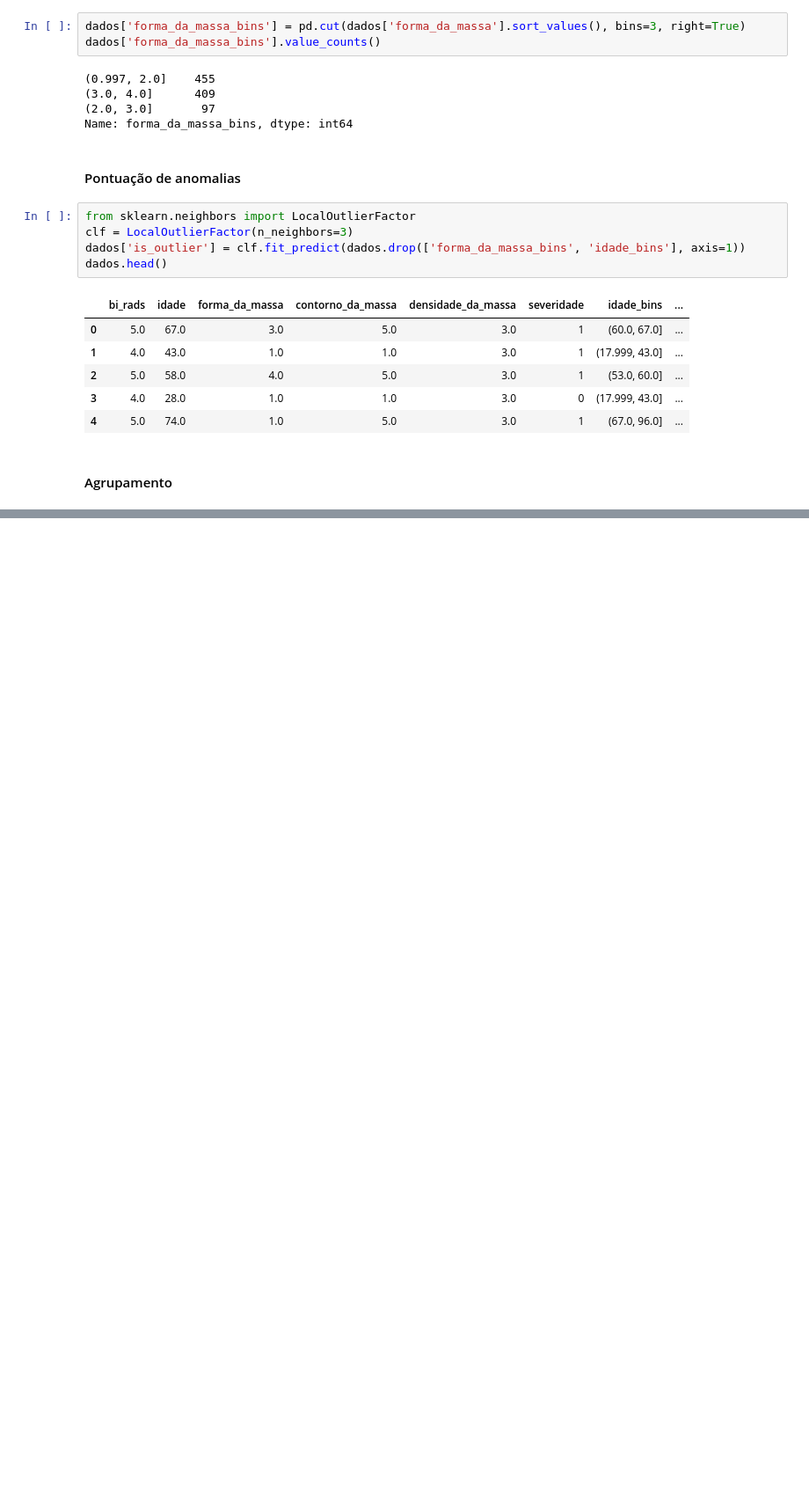
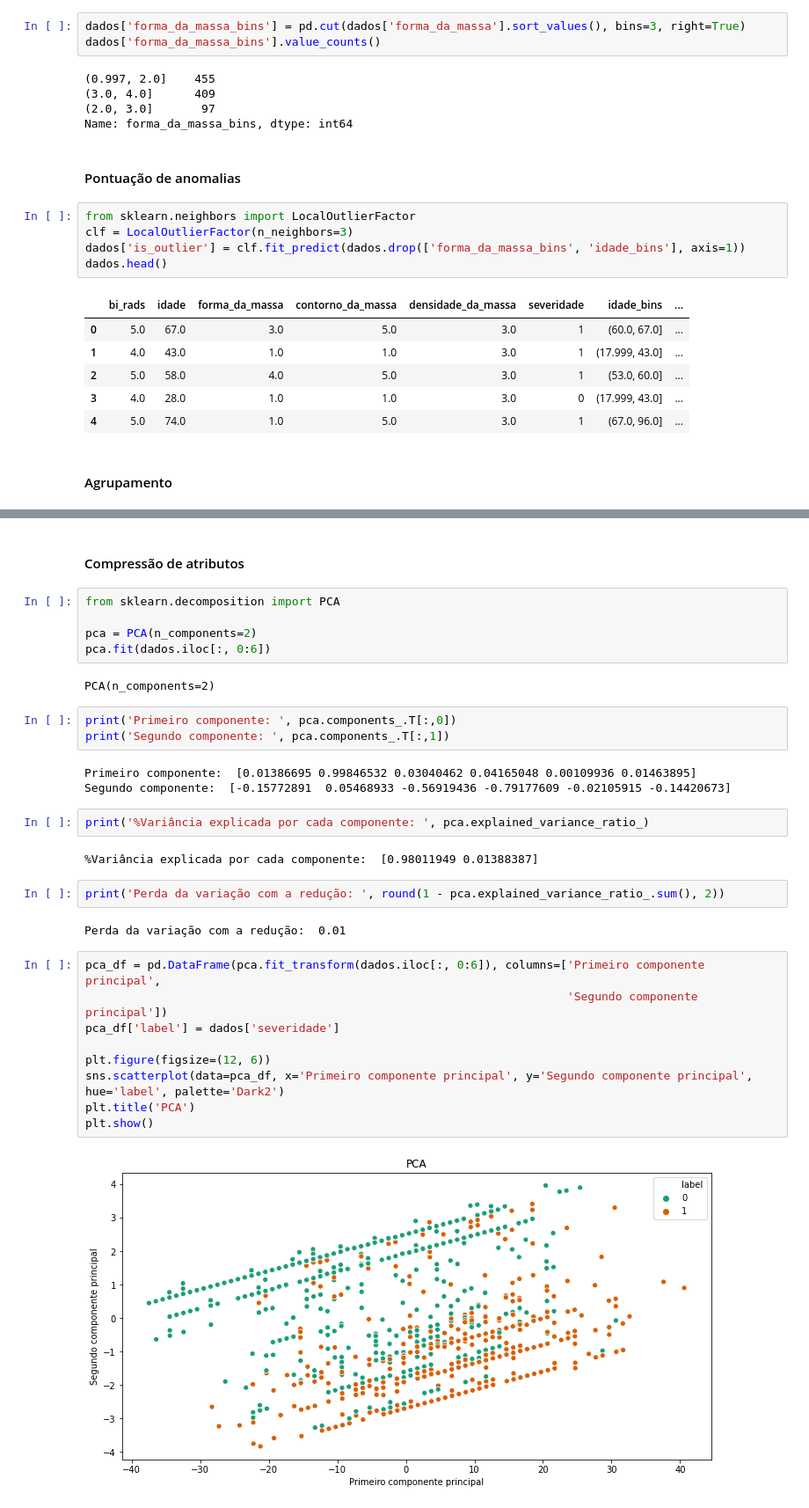
Before and after one commit to LilianeAquino/introducao_mineracao_de_dados, a Jupyter notebook: 02_pré_processamento_de_dados.ipynb, the cells around one changed output, grey strips where cells are left out. Shown: that part at 88% size. Drawn from its saved outputs; the diff is of its cells as text; blank space fills up the shorter version.

Commit message:
Redução dos dados

```diff
--- a/02_pré_processamento_de_dados.ipynb
+++ b/02_pré_processamento_de_dados.ipynb
@@ -257,0 +260,34 @@ dados.sample()
+# %% [markdown]
+#### Compressão de atributos
+# %%
+from sklearn.decomposition import PCA
+
+pca = PCA(n_components=2)
+pca.fit(dados.iloc[:, 0:6])
+# %% [output]
+PCA(n_components=2)
+# %%
+print('Primeiro componente: ', pca.components_.T[:,0])
+print('Segundo componente: ', pca.components_.T[:,1])
+# %% [output]
+Primeiro componente:  [0.01386695 0.99846532 0.03040462 0.04165048 0.00109936 0.01463895]
+Segundo componente:  [-0.15772891  0.05468933 -0.56919436 -0.79177609 -0.02105915 -0.14420673]
+# %%
+print('%Variância explicada por cada componente: ', pca.explained_variance_ratio_)
+# %% [output]
+%Variância explicada por cada componente:  [0.98011949 0.01388387]
+# %%
+print('Perda da variação com a redução: ', round(1 - pca.explained_variance_ratio_.sum(), 2))
+# %% [output]
+Perda da variação com a redução:  0.01
+# %%
+pca_df = pd.DataFrame(pca.fit_transform(dados.iloc[:, 0:6]), columns=['Primeiro componente principal',
+                                                                      'Segundo componente principal'])
+pca_df['label'] = dados['severidade']
+
+plt.figure(figsize=(12, 6))
+sns.scatterplot(data=pca_df, x='Primeiro componente principal', y='Segundo componente principal', hue='label', palette='Dark2')
+plt.title('PCA')
+plt.show()
+# %% [output]
+[figure, added]
```
Also changed, not shown: parts of 14 cells of this notebook.
